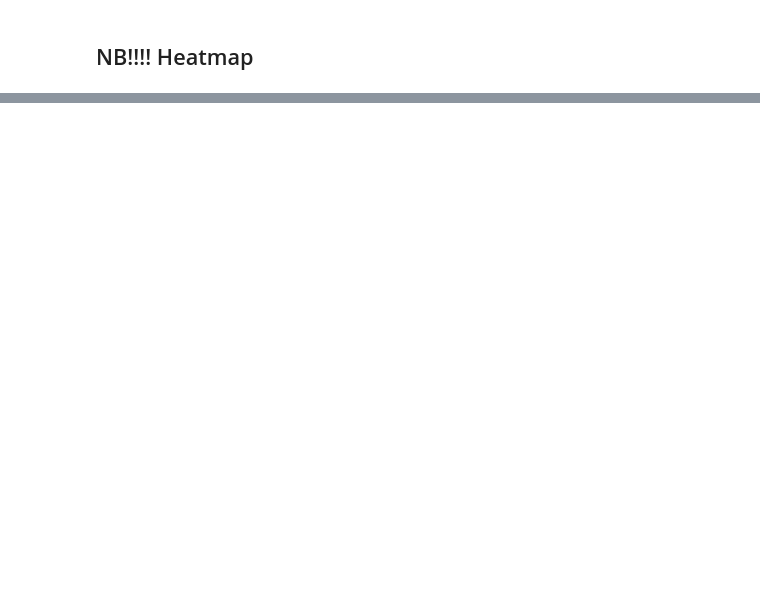
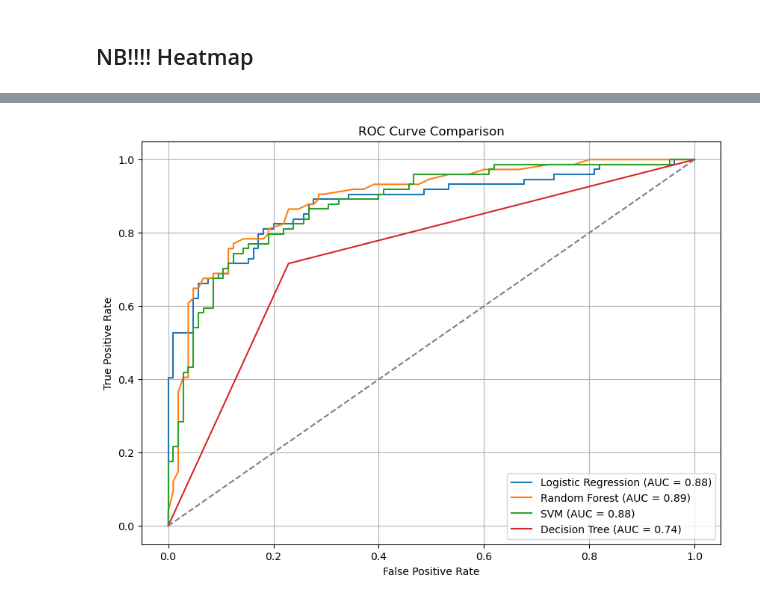
Before and after one commit to johannesmakgetha/Titanic---Machine-Learning-from-Disaster, a Jupyter notebook: notebook.ipynb, the cells around one changed output, grey strips where cells are left out. Saved outputs shown, nothing was run; the diff lists cells and outputs as text; code cells hidden in the pictures; blank space fills up the shorter version.

Commit message:
EDA_Modelling

```diff
--- a/notebook.ipynb
+++ b/notebook.ipynb
@@ -348,0 +418,4 @@ NB!!!! Heatmap
+# %%
+xgb_model = XGBClassifier(scale_pos_weight=scale_pos_weight)
+xgb_model.fit(X_train, y_train)
+y_pred_gb = xgb_model.predict(X_test)
@@ -348,0 +424,4 @@ NB!!!! Heatmap
+# %%
+model_rf = RandomForestClassifier(random_state=42,class_weight="balanced")
+model_rf.fit(X_train,y_train)
+y_pred_rf = model_rf.predict(X_test)
@@ -348,0 +430,4 @@ NB!!!! Heatmap
+# %%
+model_svm = SVC(random_state=42,class_weight='balanced')
+model_svm.fit(X_train, y_train)
+y_pred_svm = model_svm.predict(X_test)
@@ -348,0 +436,4 @@ NB!!!! Heatmap
+# %%
+model_dt = DecisionTreeClassifier(random_state=42,class_weight="balanced")
+model_dt.fit(X_train, y_train)
+y_pred_dt = model_dt.predict(X_test)
@@ -348,0 +517,38 @@ NB!!!! Heatmap
+# %%
+
+models = {
+    "Logistic Regression":model_lg,
+    "Random Forest": model_rf,
+    "SVM": SVC(probability=True,random_state=42,class_weight="balanced"),
+    "Decision Tree": model_dt
+}
+
+# Plot ROC Curve
+plt.figure(figsize=(10, 7))
+
+for name, model in models.items():
+    # Train the model
+    model.fit(X_train, y_train)
+
+
+    y_probs = model.predict_proba(X_test)[:, 1]
+
+
+    fpr, tpr, _ = roc_curve(y_test, y_probs)
+    auc_score = roc_auc_score(y_test, y_probs)
+
+
+    plt.plot(fpr, tpr, label=f'{name} (AUC = {auc_score:.2f})')
+
+
+plt.plot([0, 1], [0, 1], linestyle='--', color='gray')
+
+# Labels and legend
+plt.xlabel('False Positive Rate')
+plt.ylabel('True Positive Rate')
+plt.title('ROC Curve Comparison')
+plt.legend(loc="lower right")
+plt.grid()
+plt.show()
+# %% [output]
+[figure, added]
```
Also changed, not shown: parts of 27 cells of this notebook.
